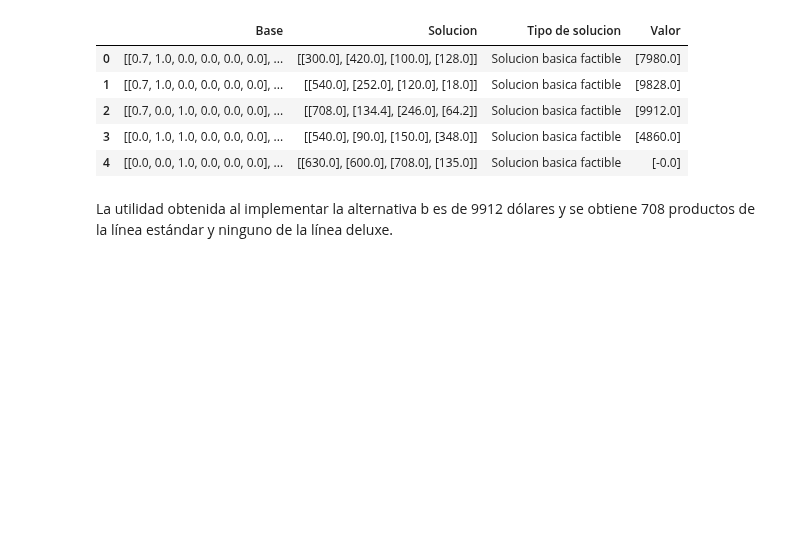
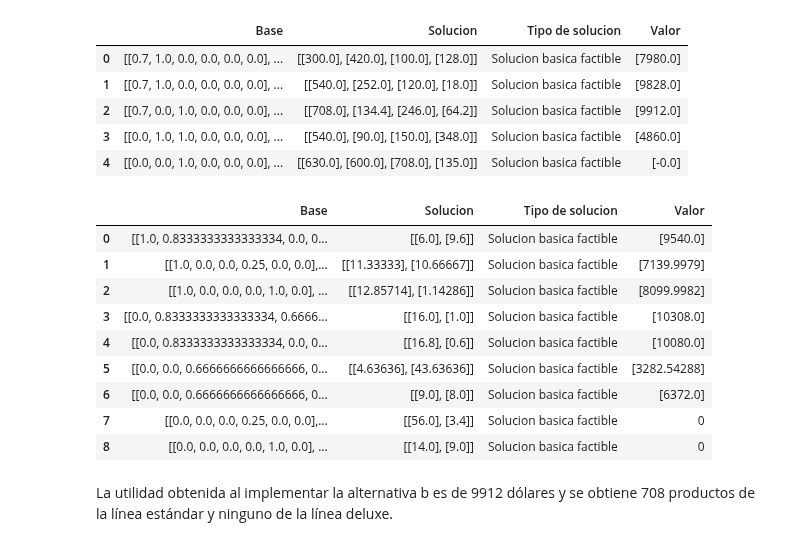
Before and after one commit to lab-optimizacion-202220/lab6_optimizacion, a Jupyter notebook: Lab_holgura_complementaria.ipynb, the cells around one changed output. Drawn from its saved outputs; the diff is of its cells as text; code cells hidden in the pictures; blank space fills up the shorter version.

```diff
--- a/Lab_holgura_complementaria.ipynb
+++ b/Lab_holgura_complementaria.ipynb
@@ -199,6 +215,25 @@ s = PL(A,b,[-14,-9,0,0,0,0])
 | 2 | [[0.7, 0.0, 1.0, 0.0, 0.0, 0.0], ... | [[708.0], [134.4], [246.0], [64.2]] | Solucion basica factible | [9912.0] |
 | 3 | [[0.0, 1.0, 1.0, 0.0, 0.0, 0.0], ... | [[540.0], [90.0], [150.0], [348.0]] | Solucion basica factible | [4860.0] |
 | 4 | [[0.0, 0.0, 1.0, 0.0, 0.0, 0.0], ... | [[630.0], [600.0], [708.0], [135.0]] | Solucion basica factible | [-0.0] |
+# %%
+#Dual
+#Matriz A invertida
+A = np.array([[1 ,5/6,2/3,1/4,1,0],[7/10,1/2,1,1/10,0,1]])
+b=np.array([[14],[9]])
+#  nuevo vector de restricciones
+#nuevo vector con los coeficientes de la funcion a minimizar
+s = PL(A,b,[-630,-600,-708,-135,0,0])
+# %% [output]
+|  | Base | Solucion | Tipo de solucion | Valor |
+| 0 | [[1.0, 0.8333333333333334, 0.0, 0... | [[6.0], [9.6]] | Solucion basica factible | [9540.0] |
+| 1 | [[1.0, 0.0, 0.0, 0.25, 0.0, 0.0],... | [[11.33333], [10.66667]] | Solucion basica factible | [7139.9979] |
+| 2 | [[1.0, 0.0, 0.0, 0.0, 1.0, 0.0], ... | [[12.85714], [1.14286]] | Solucion basica factible | [8099.9982] |
+| 3 | [[0.0, 0.8333333333333334, 0.6666... | [[16.0], [1.0]] | Solucion basica factible | [10308.0] |
+| 4 | [[0.0, 0.8333333333333334, 0.0, 0... | [[16.8], [0.6]] | Solucion basica factible | [10080.0] |
+| 5 | [[0.0, 0.0, 0.6666666666666666, 0... | [[4.63636], [43.63636]] | Solucion basica factible | [3282.54288] |
+| 6 | [[0.0, 0.0, 0.6666666666666666, 0... | [[9.0], [8.0]] | Solucion basica factible | [6372.0] |
+| 7 | [[0.0, 0.0, 0.0, 0.25, 0.0, 0.0],... | [[56.0], [3.4]] | Solucion basica factible | 0 |
+| 8 | [[0.0, 0.0, 0.0, 0.0, 1.0, 0.0], ... | [[14.0], [9.0]] | Solucion basica factible | 0 |
 # %% [markdown]
 La utilidad obtenida al implementar la alternativa b es de 9912 dólares y se obtiene 708 productos de la línea estándar y ninguno de la línea deluxe.
 # %% [markdown]
```
Also changed, not shown: parts of 7 cells of this notebook.
